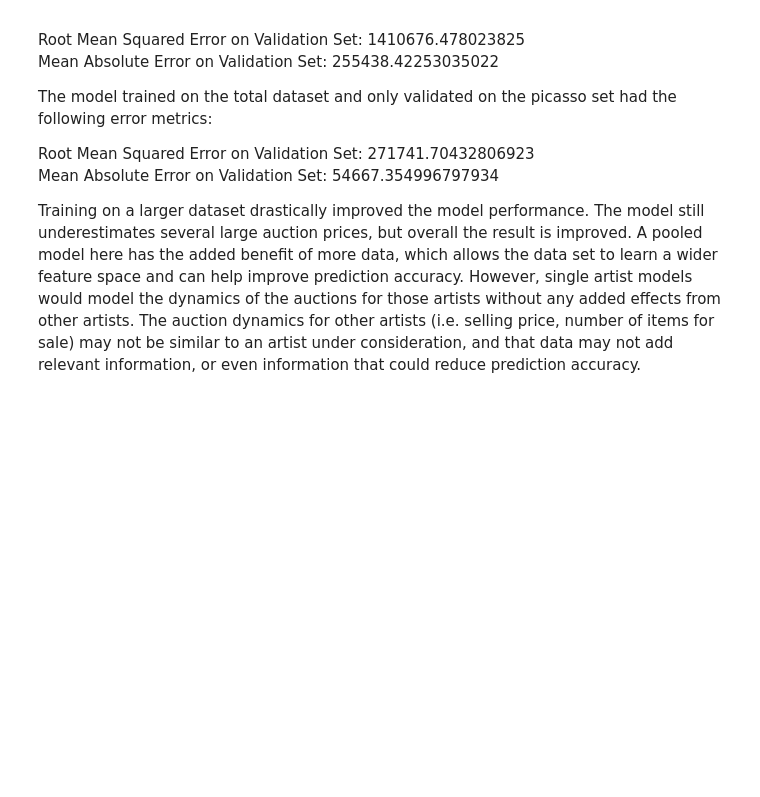
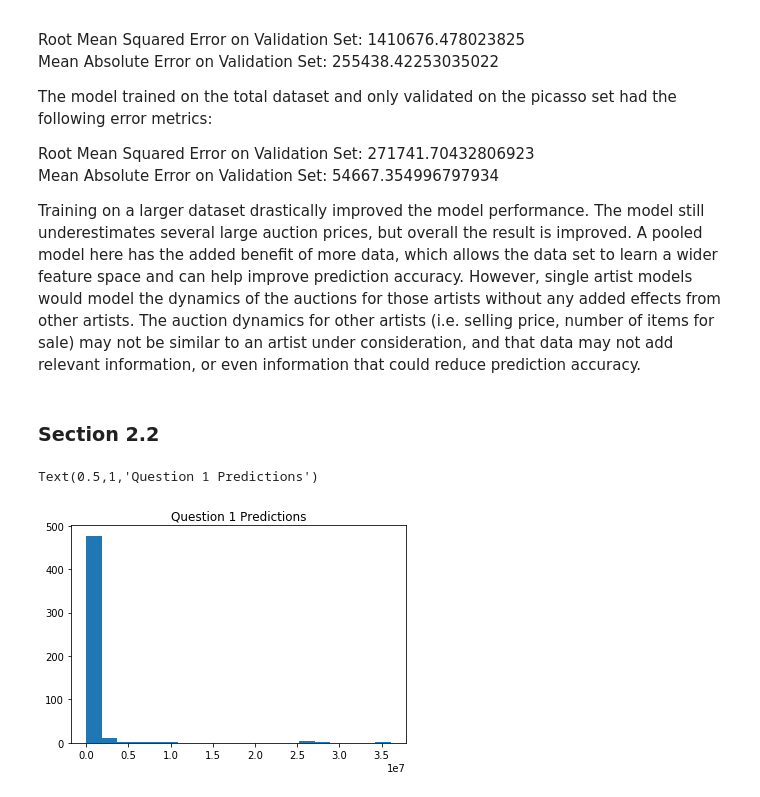
Before and after one commit to adriangreen/arthena, a Jupyter notebook: ArthenaInterviewTask.ipynb, the cells around one changed output. Saved outputs shown, nothing was run; the diff lists cells and outputs as text; code cells hidden in the pictures; blank space fills up the shorter version.

Commit message:
section 2.2 complete

```diff
--- a/ArthenaInterviewTask.ipynb
+++ b/ArthenaInterviewTask.ipynb
@@ -337,7 +337,7 @@ RandomForestRegressor(bootstrap=True, criterion='mse', max_depth=None,
            min_weight_fraction_leaf=0.0, n_estimators=500, n_jobs=1,
            oob_score=False, random_state=42, verbose=0, warm_start=False)
 # %%
-predictions = random_forest.predict(processed_test_data)
+part1_predictions = random_forest.predict(processed_test_data)
 # %%
 test_dates = picasso_data.iloc[train_index: , :]['auction_date']
 plt.plot(test_dates, test_target, label='Actual Price')
@@ -607,3 +607,11 @@ Root Mean Squared Error on Validation Set: 271741.70432806923 <br>
 Mean Absolute Error on Validation Set: 54667.354996797934
 
 Training on a larger dataset drastically improved the model performance. The model still underestimates several large auction prices, but overall the result is improved. A pooled model here has the added benefit of more data, which allows the data set to learn a wider feature space and can help improve prediction accuracy. However, single artist models would model the dynamics of the auctions for those artists without any added effects from other artists. The auction dynamics for other artists (i.e. selling price, number of items for sale) may not be similar to an artist under consideration, and that data may not add relevant information, or even information that could reduce prediction accuracy.
+# %% [markdown]
+### Section 2.2
+# %%
+plt.hist(part1_predictions[:500], bins=20)
+plt.title('Question 1 Predictions')
+# %% [output]
+Text(0.5,1,'Question 1 Predictions')
+[figure, added]
```
Also changed, not shown: parts of 6 cells of this notebook.
